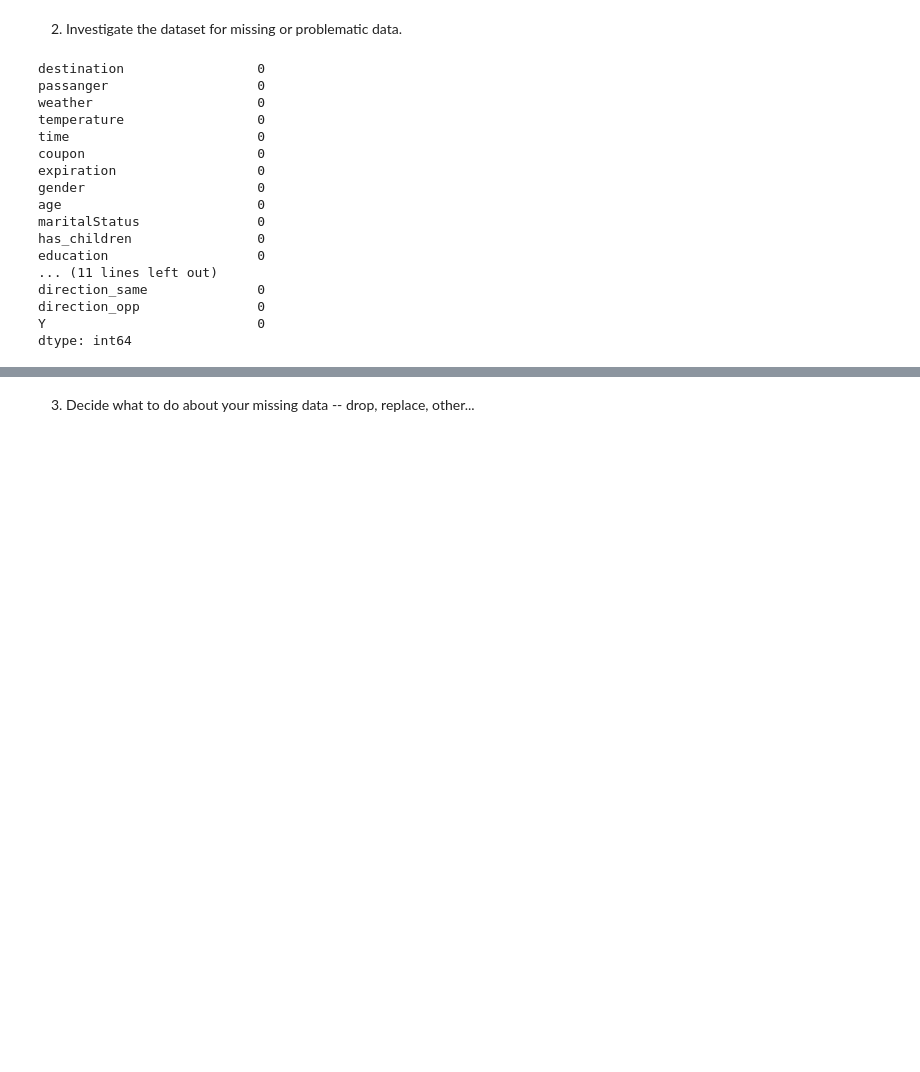
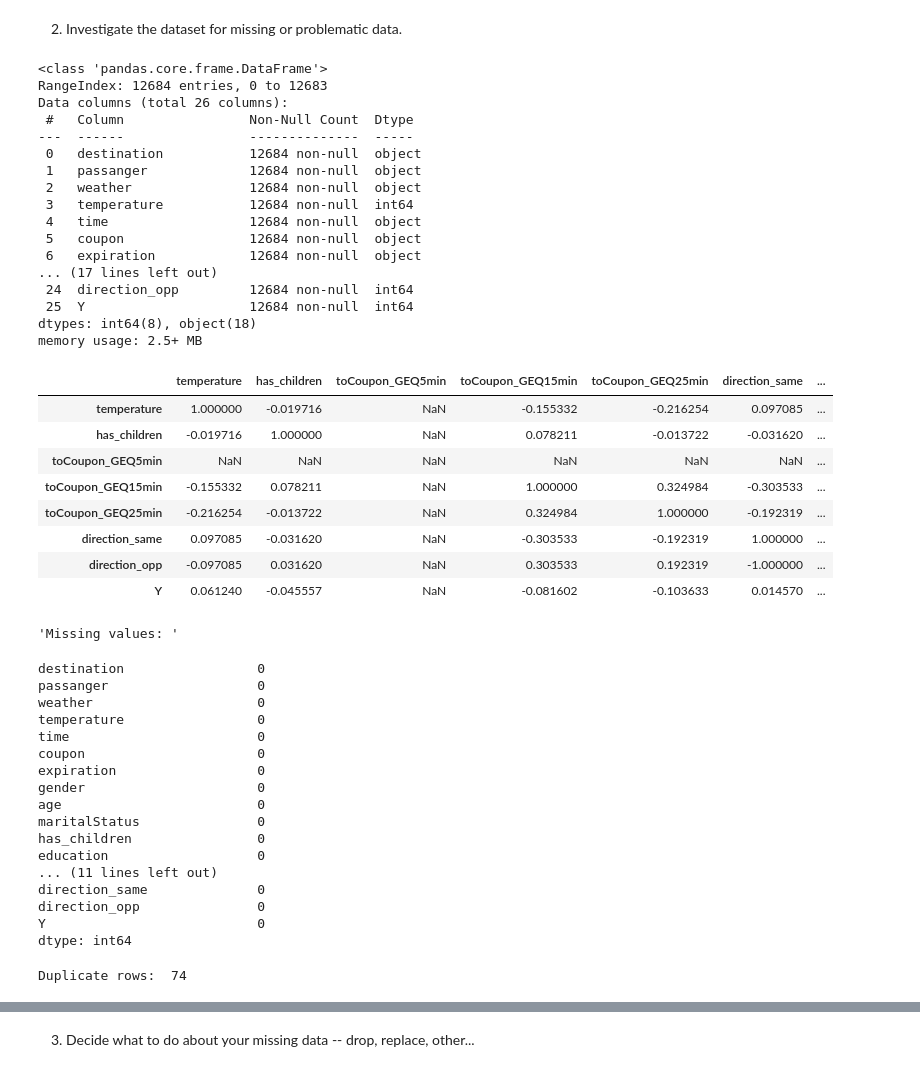
Before and after one commit to shwethajgowda25/AI-ML-Practical-Application-Projects, a Jupyter notebook: prompt.ipynb, the cells around one changed output, grey strips where cells are left out. Cells and saved outputs as stored; diff of their text form; code cells hidden in the pictures; blank space fills up the shorter version.

```diff
--- a/prompt.ipynb
+++ b/prompt.ipynb
@@ -80,42 +93,72 @@ data.sample(10)
 2. Investigate the dataset for missing or problematic data.
 # %%
 #to get basic datatype information
-#data.info()
+data.info()
 
 #age : typically should be of datatype numeric say int64, but since here there might be a miss in collecting the exact age of some drivers, there seems to be data saying above 50 etc..
 #income : should be of datatype int64 or float64 as it is of kind numeric, but since there is range along with dollar signs the datatype object is used
 #passanger : column name passanger is missspelled, it should be passenger
-#
+
+#the correlation between the nemeric columns in the dataset
+display(data.corr(method='pearson', numeric_only=True))
 
 #to get descriptive statistics of a DataFrame or Series
 #data.describe()
 
 #find missing values per column
 data_missing_values = data.isnull().sum()
 display("Missing values: " , data_missing_values)
 
 #Missing data: With approximately 99% of the values for 'car' being blank it isn't really adding much value to the dataset. The other columns missing values are missing so few values (i.e. less than 2%) that I am assuming this will not have a significant impact overall
 
 #find for duplicate rows
 data_duplicates = data.duplicated().sum()
 print("Duplicate rows: ", data_duplicates)
 
 #Duplicates: There are 74 duplicate rows. This is survey, and it is quite possible that there will be duplicates. We will keep the duplicates as we are interested in every response
 # %% [output]
-destination                 0
-passanger                   0
-weather                     0
-temperature                 0
-time                        0
-coupon                      0
-expiration                  0
-gender                      0
-age                         0
-maritalStatus               0
-has_children                0
-education                   0
-... (11 lines left out)
-direction_same              0
-direction_opp               0
-Y                           0
-dtype: int64
+<class 'pandas.core.frame.DataFrame'>
+RangeIndex: 12684 entries, 0 to 12683
+Data columns (total 26 columns):
+ #   Column                Non-Null Count  Dtype
+---  ------                --------------  -----
+ 0   destination           12684 non-null  object
+ 1   passanger             12684 non-null  object
+ 2   weather               12684 non-null  object
+ 3   temperature           12684 non-null  int64
+ 4   time                  12684 non-null  object
+ 5   coupon                12684 non-null  object
+ 6   expiration            12684 non-null  object
+... (17 lines left out)
+ 24  direction_opp         12684 non-null  int64
+ 25  Y                     12684 non-null  int64
+dtypes: int64(8), object(18)
+memory usage: 2.5+ MB
+|  | temperature | has_children | toCoupon_GEQ5min | toCoupon_GEQ15min | toCoupon_GEQ25min | direction_same | ... |
+| temperature | 1.000000 | -0.019716 | NaN | -0.155332 | -0.216254 | 0.097085 | ... |
+| has_children | -0.019716 | 1.000000 | NaN | 0.078211 | -0.013722 | -0.031620 | ... |
+| toCoupon_GEQ5min | NaN | NaN | NaN | NaN | NaN | NaN | ... |
+| toCoupon_GEQ15min | -0.155332 | 0.078211 | NaN | 1.000000 | 0.324984 | -0.303533 | ... |
+| toCoupon_GEQ25min | -0.216254 | -0.013722 | NaN | 0.324984 | 1.000000 | -0.192319 | ... |
+| direction_same | 0.097085 | -0.031620 | NaN | -0.303533 | -0.192319 | 1.000000 | ... |
+| direction_opp | -0.097085 | 0.031620 | NaN | 0.303533 | 0.192319 | -1.000000 | ... |
+| Y | 0.061240 | -0.045557 | NaN | -0.081602 | -0.103633 | 0.014570 | ... |
+'Missing values: '
+destination                 0
+passanger                   0
+weather                     0
+temperature                 0
+time                        0
+coupon                      0
+expiration                  0
+gender                      0
+age                         0
+maritalStatus               0
+has_children                0
+education                   0
+... (11 lines left out)
+direction_same              0
+direction_opp               0
+Y                           0
+dtype: int64
+Duplicate rows:  74
```
Also changed, not shown: parts of 4 cells of this notebook.
